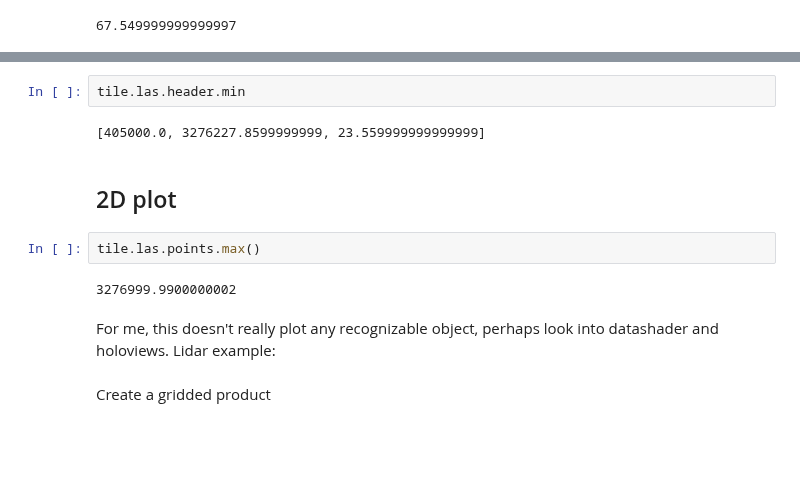
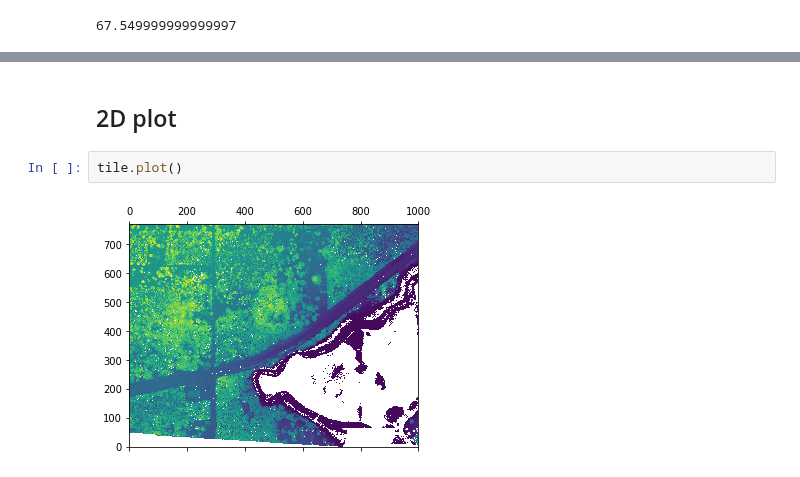
Before and after one commit to brycefrank/pyfor, a Jupyter notebook: samples/Cloud.ipynb, the cells around one changed output, grey strips where cells are left out. Drawn from its saved outputs; the diff is of its cells as text; blank space fills up the shorter version.

```diff
--- a/samples/Cloud.ipynb
+++ b/samples/Cloud.ipynb
@@ -82,14 +71,6 @@ plot_mat = group_df.agg({'z': 'max'}).reset_index().pivot('bins_y', 'bins_x', 'z
-# %%
-tile.las.header.min
-# %% [output]
-[405000.0, 3276227.8599999999, 23.559999999999999]
 # %% [markdown]
 ## 2D plot
-# %%
-tile.las.points.max()
-# %% [output]
-3276999.9900000002
-# %% [markdown]
-For me, this doesn't really plot any recognizable object, perhaps look into datashader and holoviews. Lidar example:
-# %% [markdown]
-Create a gridded product
+# %%
+tile.plot()
+# %% [output]
+[figure, added]
```
Also changed, not shown: parts of 7 cells of this notebook.
